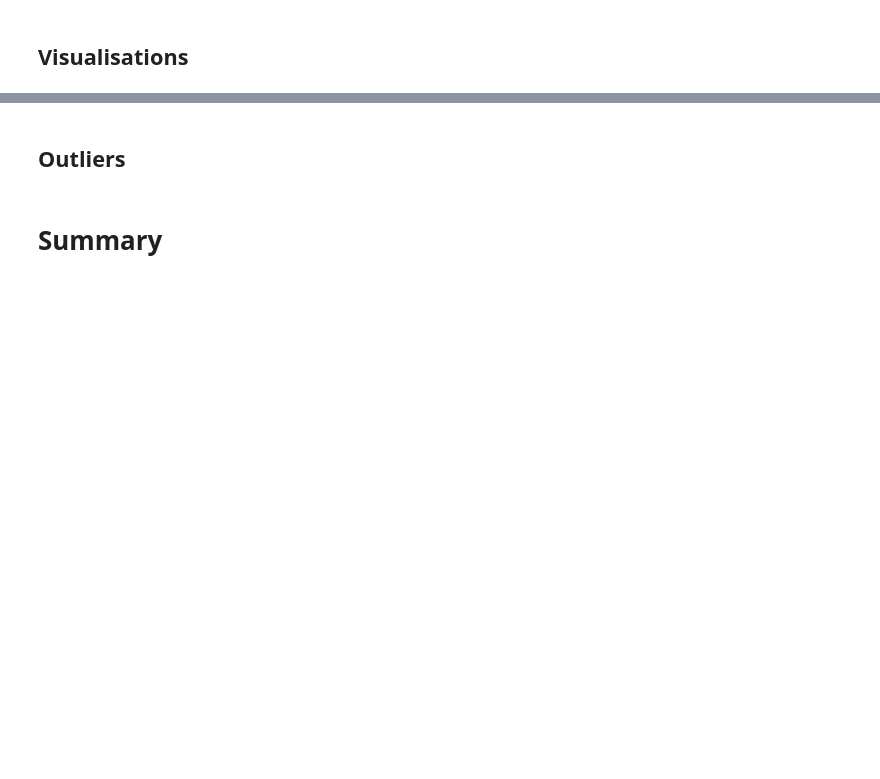
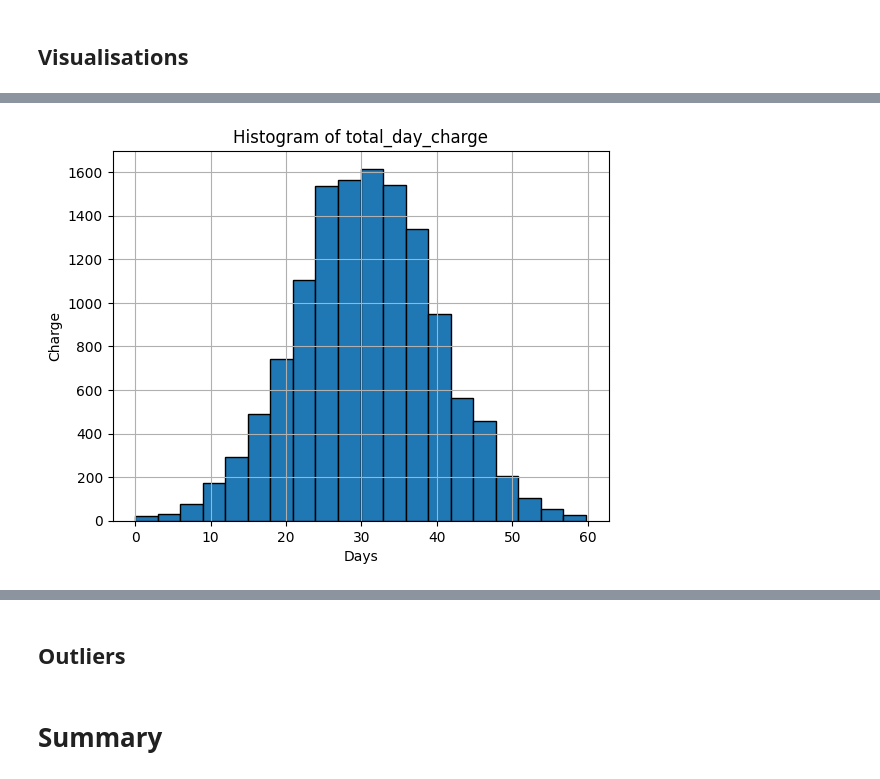
Before and after one commit to rishv1912/Customer-Churn-MLOps, a Jupyter notebook: analysis/eda.ipynb, the cells around one changed output, grey strips where cells are left out. Saved outputs shown, nothing was run; the diff lists cells and outputs as text; code cells hidden in the pictures; blank space fills up the shorter version.

```diff
--- a/analysis/eda.ipynb
+++ b/analysis/eda.ipynb
@@ -129,0 +203,9 @@ obj_cols = df.select_dtypes(include=['object'])
+# %%
+df['total_day_charge'].hist(bins = 20, edgecolor = 'black')
+plt.title('Histogram of total_day_charge')
+plt.xlabel('Days')
+plt.ylabel('Charge')
+plt.grid(True)
+plt.show()
+# %% [output]
+[figure, added]
```
Also changed, not shown: parts of 24 cells of this notebook, 1 other file.
